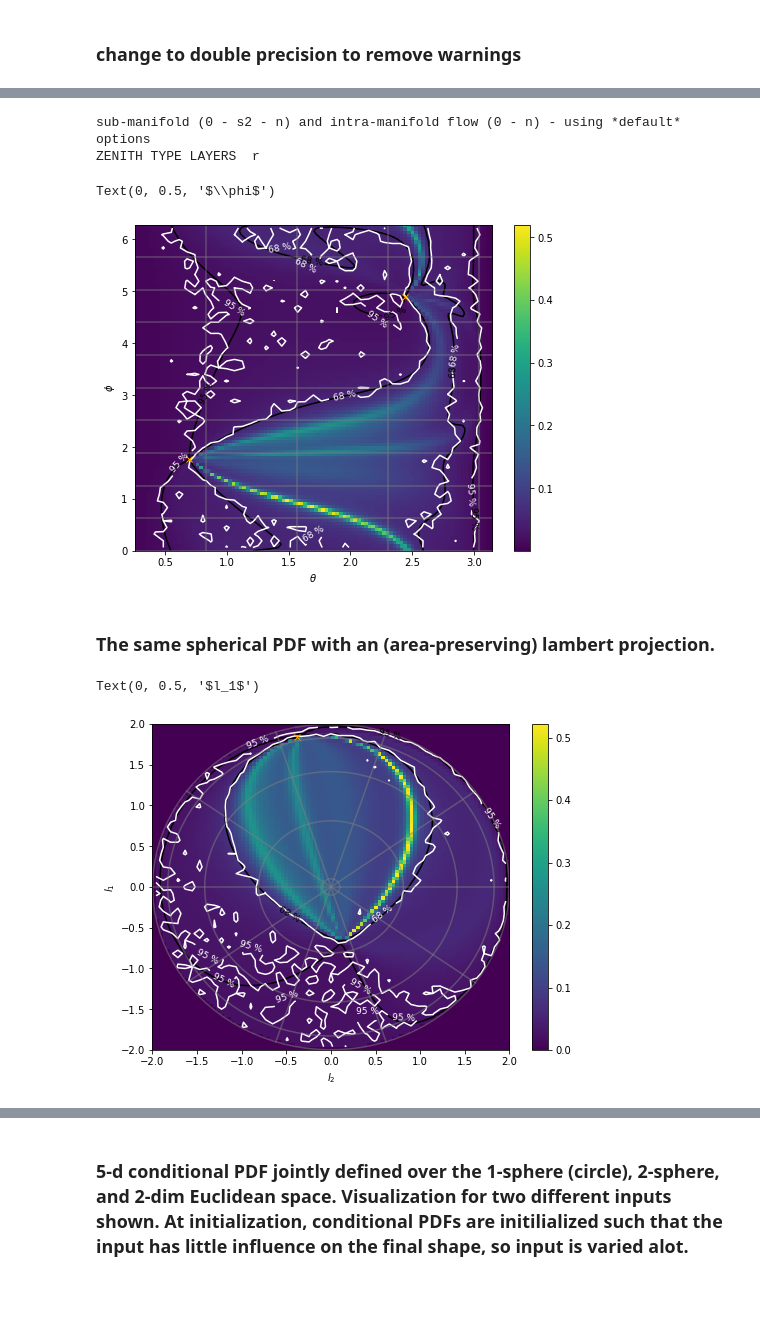
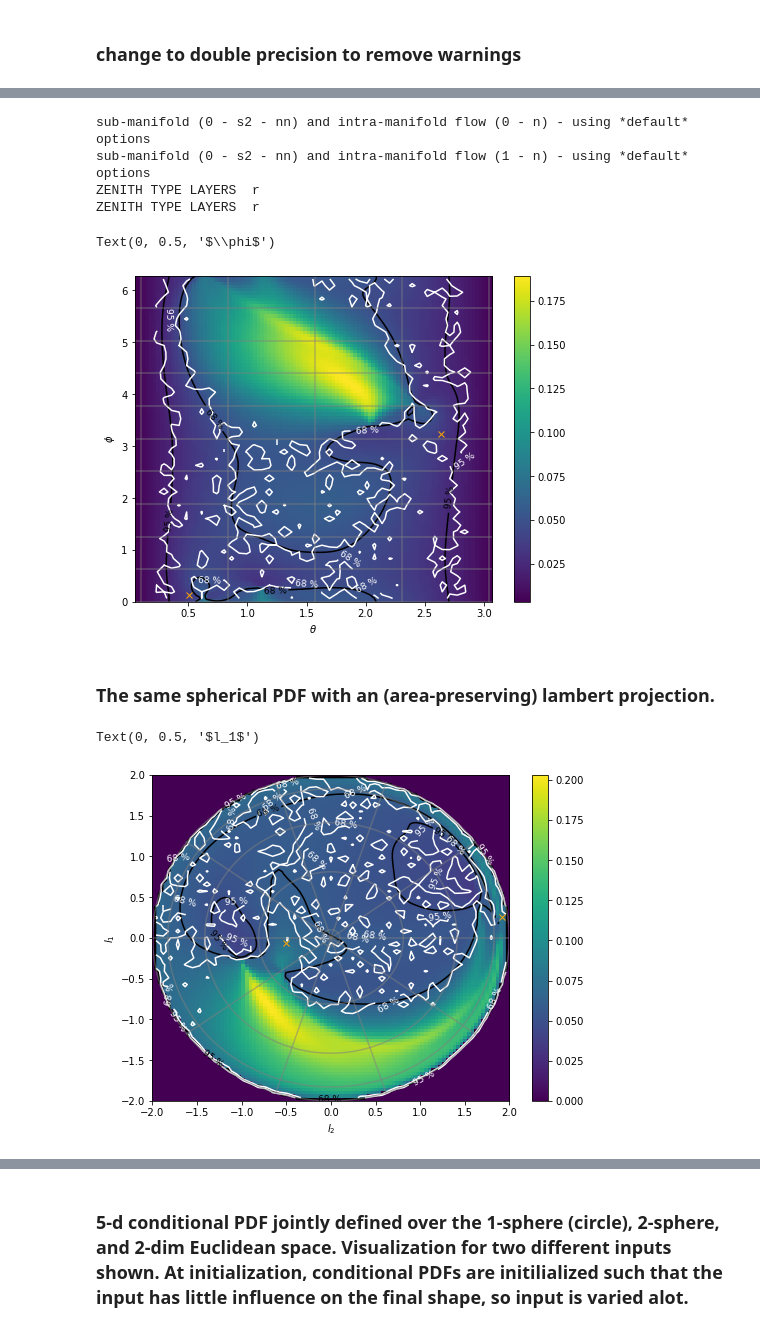
Before and after one commit to thoglu/jammy_flows, a Jupyter notebook: examples/examples.ipynb, the cells around one changed output, grey strips where cells are left out. Saved outputs shown, nothing was run; the diff lists cells and outputs as text; code cells hidden in the pictures; blank space fills up the shorter version.

```diff
--- a/examples/examples.ipynb
+++ b/examples/examples.ipynb
@@ -48,24 +58,26 @@ _, _,_=helper_fns.visualize_pdf(fived_pdf,fig,nsamples=100000)
 # %%
-twod_spherical_pdf=jammy_flows.pdf("s2", "n")
+twod_spherical_pdf=jammy_flows.pdf("s2", "nn")
 twod_spherical_pdf.double()
 fig=pylab.figure(figsize=(8,6))
 
-_, _,_=helper_fns.visualize_pdf(twod_spherical_pdf,fig,nsamples=100000)
+_, _,_=plot_fns.visualize_pdf(twod_spherical_pdf,fig,nsamples=100000)
 pylab.gca().set_xlabel(r"$\theta$")
 pylab.gca().set_ylabel(r"$\phi$")
 # %% [output]
-sub-manifold (0 - s2 - n) and intra-manifold flow (0 - n) - using *default* options
+sub-manifold (0 - s2 - nn) and intra-manifold flow (0 - n) - using *default* options
+sub-manifold (0 - s2 - nn) and intra-manifold flow (1 - n) - using *default* options
 ZENITH TYPE LAYERS  r
+ZENITH TYPE LAYERS  r
 Text(0, 0.5, '$\\phi$')
-[figure, old version]
+[figure, new version]
 # %% [markdown]
 ### The same spherical PDF with an (area-preserving) lambert projection.
 # %%
 fig=pylab.figure(figsize=(8,6))
 
-_, _,_=helper_fns.visualize_pdf(twod_spherical_pdf,fig,nsamples=100000, s2_norm="lambert", bounds=[[-2,2],[-2,2]])
+_, _,_=plot_fns.visualize_pdf(twod_spherical_pdf,fig,nsamples=100000, contours=[0.68],s2_norm="lambert", bounds=[[-2,2],[-2,2]])
 pylab.gca().set_xlabel(r"$l_2$")
 pylab.gca().set_ylabel(r"$l_1$")
 # %% [output]
 Text(0, 0.5, '$l_1$')
-[figure, old version]
+[figure, new version]
```
Also changed, not shown: parts of 9 cells of this notebook.
